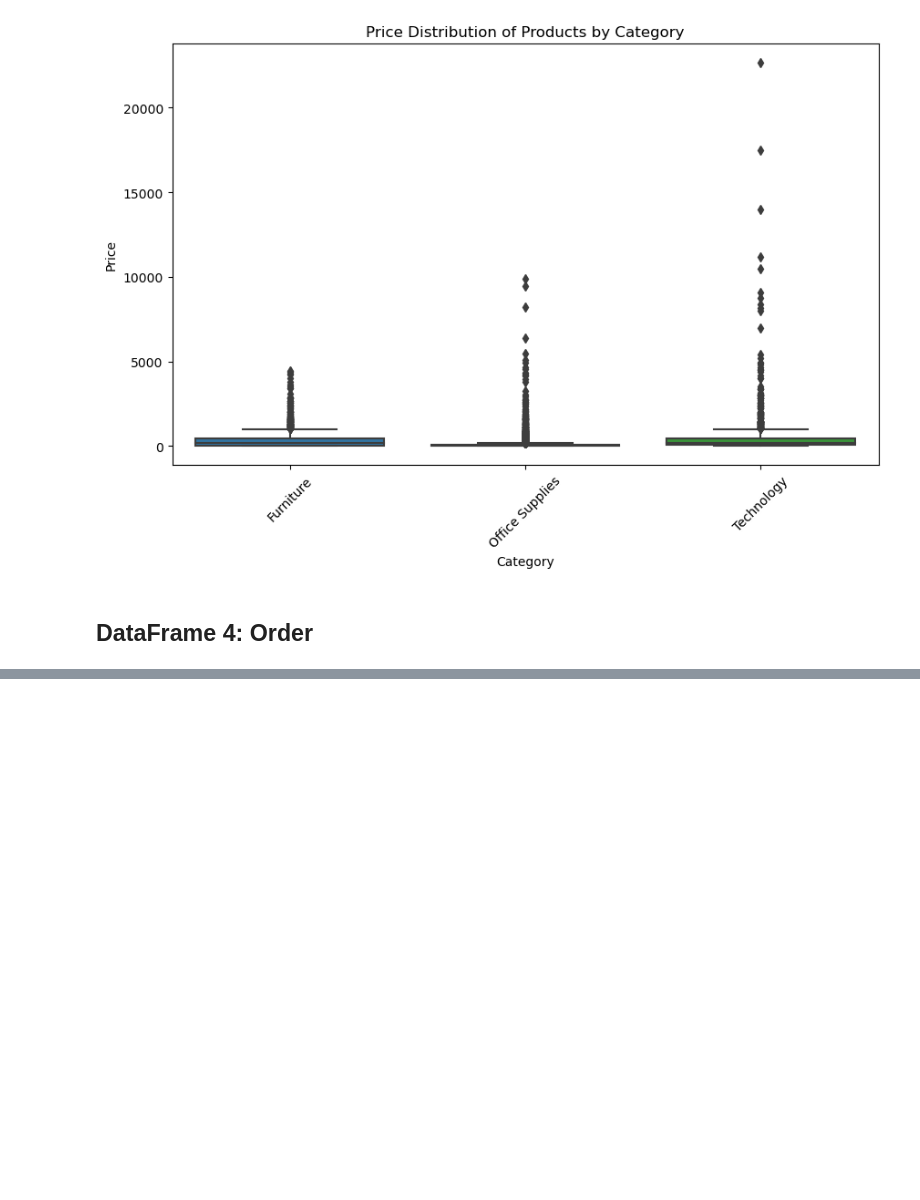
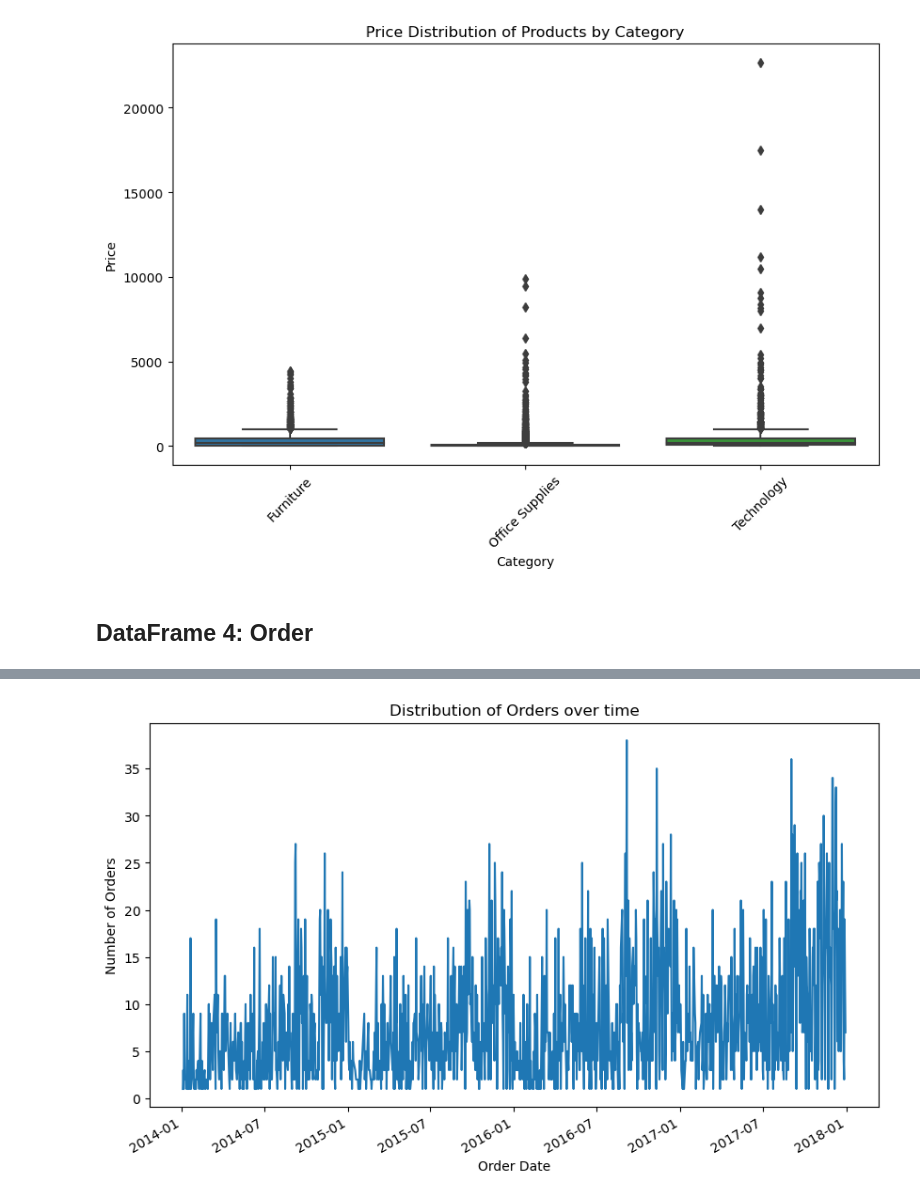
Before and after one commit to MaxLopezSalgado/superstore_e-commerce, a Jupyter notebook: eda/eda.ipynb, the cells around one changed output, grey strips where cells are left out. Saved outputs shown, nothing was run; the diff lists cells and outputs as text; code cells hidden in the pictures; blank space fills up the shorter version.

```diff
--- a/eda/eda.ipynb
+++ b/eda/eda.ipynb
@@ -447,3 +447,7 @@ plt.show()
 ## DataFrame 4: Order
 # %%
 # Examine the distribution of orders by order_date.
+order['order_date'] = pd.to_datetime(order['order_date']) # convert order_date to datetime format
+order_by_date = order.groupby('order_date').size()
+
+print(order_by_date)
@@ -450,2 +468,12 @@ plt.show()
+# %%
+# Line plot: Plot the count of orders over time using the order_date column to observe any trends or seasonality.
+plt.figure(figsize=(10,6))
+order_by_date.plot()
+plt.xlabel('Order Date')
+plt.ylabel('Number of Orders')
+plt.title('Distribution of Orders over time')
+plt.show()
+# %% [output]
+[figure, added]
 # %%
 # Analyze the relationship between shipment_code and the corresponding shipments.
```
Also changed, not shown: parts of 7 cells of this notebook.
